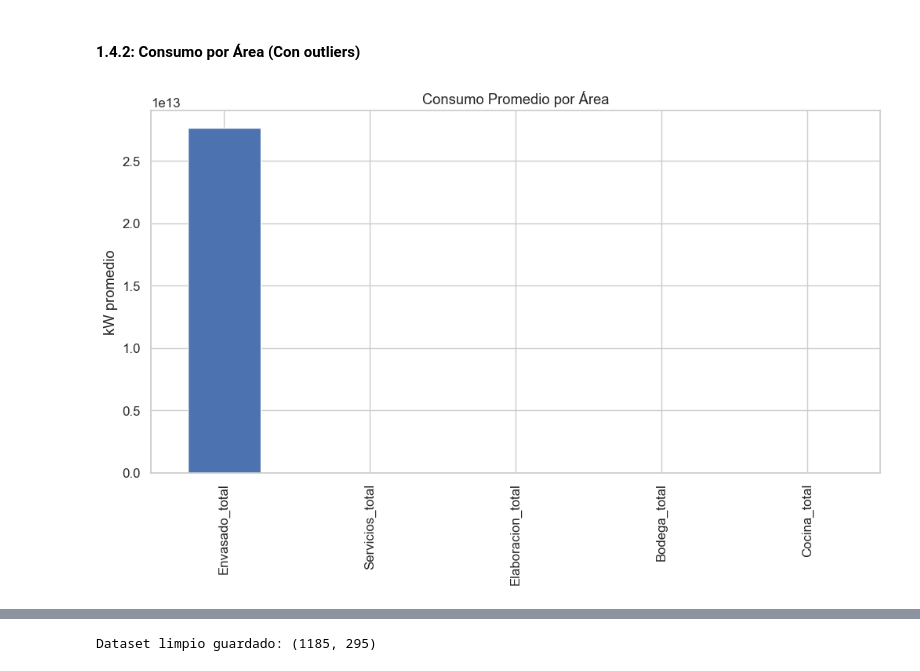
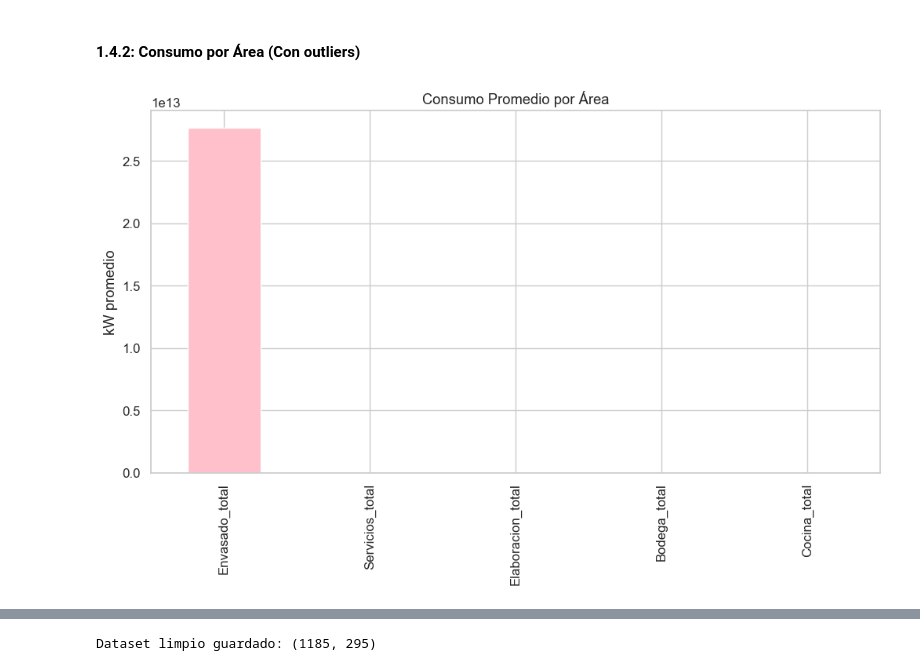
Before and after one commit to GonzaCardin/tp_final_ldd2, a Jupyter notebook: notebooks/eda_v2.ipynb, the cells around one changed output, grey strips where cells are left out. Cells and saved outputs as stored; diff of their text form; code cells hidden in the pictures.

```diff
--- a/notebooks/eda_v2.ipynb
+++ b/notebooks/eda_v2.ipynb
@@ -469,17 +495,17 @@ plt.show()
 # %%
 areas = ['Elaboracion', 'Envasado', 'Bodega', 'Cocina', 'Servicios']
 area_cols = []
 for area in areas:
     cols = [col for col in df_raw.columns if area in col and '(Kw)' in col]
     if cols:
         df_raw[f'{area}_total'] = df_raw[cols].sum(axis=1)
         area_cols.append(f'{area}_total')
 
 if area_cols:
     area_df = df_raw[area_cols].mean().sort_values(ascending=False)
-    area_df.plot(kind='bar')
+    area_df.plot(kind='bar', color='pink')
     plt.title('Consumo Promedio por Área')
     plt.ylabel('kW promedio')
     plt.show()
 # %% [output]
-[figure, old version]
+[figure, new version]
```
Also changed, not shown: parts of 13 cells of this notebook.
